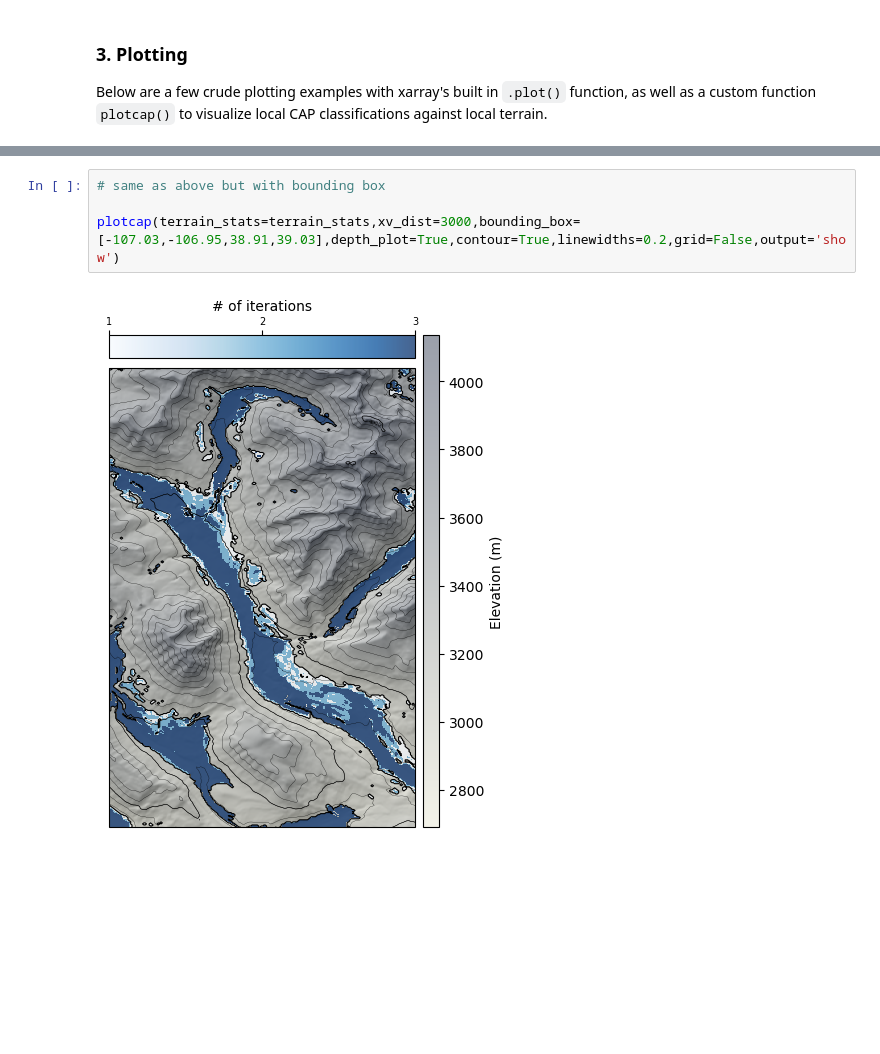
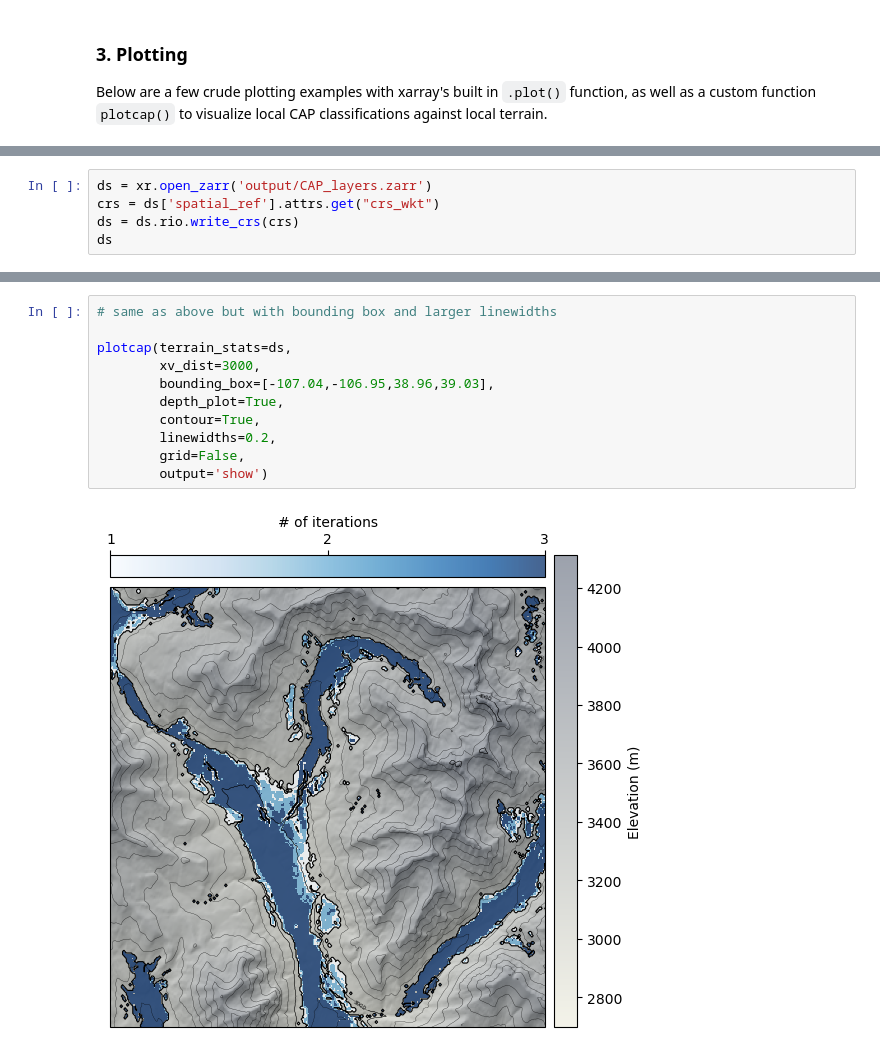
Before and after one commit to johncramblitt/cap-algorithm, a Jupyter notebook: notebook.ipynb, the cells around one changed output, grey strips where cells are left out. Cells and saved outputs as stored; diff of their text form; blank space fills up the shorter version.

```diff
--- a/notebook.ipynb
+++ b/notebook.ipynb
@@ -105,0 +111,5 @@ import matplotlib.pyplot as plt
+# %%
+ds = xr.open_zarr('output/CAP_layers.zarr')
+crs = ds['spatial_ref'].attrs.get("crs_wkt")
+ds = ds.rio.write_crs(crs)
+ds
@@ -168,6 +248,13 @@ plotcap(terrain_stats=terrain_stats,bounding_box=None,output='show',depth_plot=T
 # %%
-# same as above but with bounding box
+# same as above but with bounding box and larger linewidths
 
-plotcap(terrain_stats=terrain_stats,xv_dist=3000,bounding_box=[-107.03,-106.95,38.91,39.03],depth_plot=True,contour=True,linewidths=0.2,grid=False,output='show')
+plotcap(terrain_stats=ds,
+        xv_dist=3000,
+        bounding_box=[-107.04,-106.95,38.96,39.03],
+        depth_plot=True,
+        contour=True,
+        linewidths=0.2,
+        grid=False,
+        output='show')
 # %% [output]
-[figure, old version]
+[figure, new version]
```
Also changed, not shown: parts of 16 cells of this notebook, 6 other files.
